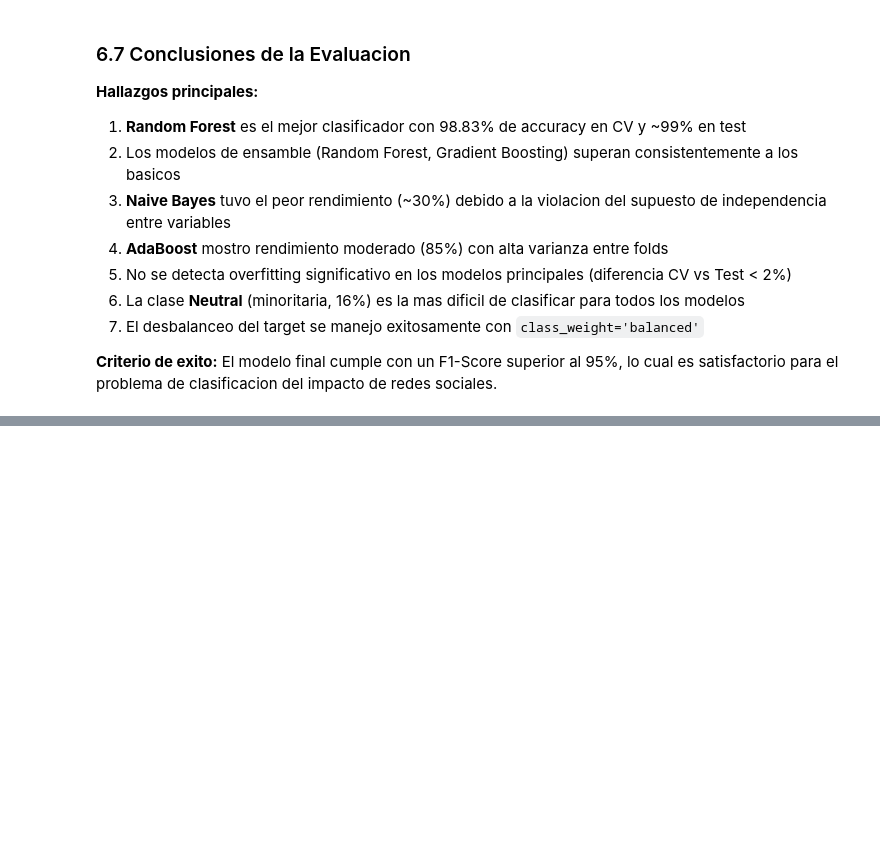
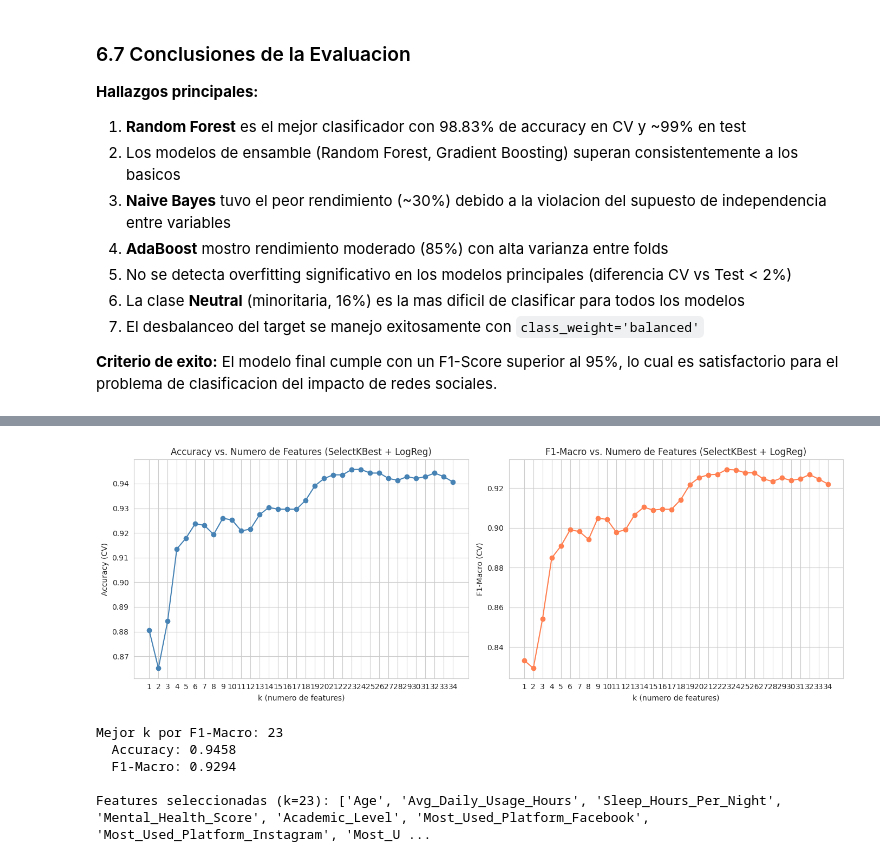
Before and after one commit to Camilov1814/MLClassifier, a Jupyter notebook: EDA_Preprocesamiento_Social_Media.ipynb, the cells around one changed output, grey strips where cells are left out. Saved outputs shown, nothing was run; the diff lists cells and outputs as text; code cells hidden in the pictures; blank space fills up the shorter version.

```diff
--- a/EDA_Preprocesamiento_Social_Media.ipynb
+++ b/EDA_Preprocesamiento_Social_Media.ipynb
@@ -1348,0 +1515,55 @@ Proyecto completado siguiendo la metodologia **CRISP-DM** (Fases 2 a 5):
+# %%
+# === SelectKBest: Buscar el k optimo con Cross-Validation ===
+cv = StratifiedKFold(n_splits=5, shuffle=True, random_state=42)
+
+accuracy_by_k = []
+f1_macro_by_k = []
+k_range = range(1, len(feature_names_clean) + 1)
+
+for k in k_range:
+    pipe = Pipeline([
+        ("select", SelectKBest(f_classif, k=k)),
+        ("clf", LogisticRegression(max_iter=2000, class_weight='balanced', random_state=42))
+    ])
+
+    acc_scores = cross_val_score(pipe, X_train_df, y_train, cv=cv, scoring='accuracy', n_jobs=-1)
+    f1_scores = cross_val_score(pipe, X_train_df, y_train, cv=cv, scoring='f1_macro', n_jobs=-1)
+
+    accuracy_by_k.append(np.mean(acc_scores))
+    f1_macro_by_k.append(np.mean(f1_scores))
+
+# Visualizar
+fig, axes = plt.subplots(1, 2, figsize=(14, 5))
+
+axes[0].plot(list(k_range), accuracy_by_k, marker='o', color='steelblue')
+axes[0].set_xlabel('k (numero de features)')
+axes[0].set_ylabel('Accuracy (CV)')
+axes[0].set_title('Accuracy vs. Numero de Features (SelectKBest + LogReg)')
+axes[0].set_xticks(list(k_range))
+
+axes[1].plot(list(k_range), f1_macro_by_k, marker='o', color='coral')
+axes[1].set_xlabel('k (numero de features)')
+axes[1].set_ylabel('F1-Macro (CV)')
+axes[1].set_title('F1-Macro vs. Numero de Features (SelectKBest + LogReg)')
+axes[1].set_xticks(list(k_range))
+
+plt.tight_layout()
+plt.show()
+
+best_k_anova = list(k_range)[np.argmax(f1_macro_by_k)]
+print(f"\nMejor k por F1-Macro: {best_k_anova}")
+print(f"  Accuracy: {accuracy_by_k[best_k_anova-1]:.4f}")
+print(f"  F1-Macro: {f1_macro_by_k[best_k_anova-1]:.4f}")
+
+# Features seleccionadas con el mejor k
+skb_best = SelectKBest(f_classif, k=best_k_anova)
+skb_best.fit(X_train_df, y_train)
+selected_anova = list(X_train_df.columns[skb_best.get_support()])
+print(f"\nFeatures seleccionadas (k={best_k_anova}): {selected_anova}")
+# %% [output]
+[figure, added]
+Mejor k por F1-Macro: 23
+  Accuracy: 0.9458
+  F1-Macro: 0.9294
+
+Features seleccionadas (k=23): ['Age', 'Avg_Daily_Usage_Hours', 'Sleep_Hours_Per_Night', 'Mental_Health_Score', 'Academic_Level', 'Most_Used_Platform_Facebook', 'Most_Used_Platform_Instagram', 'Most_U ...
```
Also changed, not shown: parts of 63 cells of this notebook.
